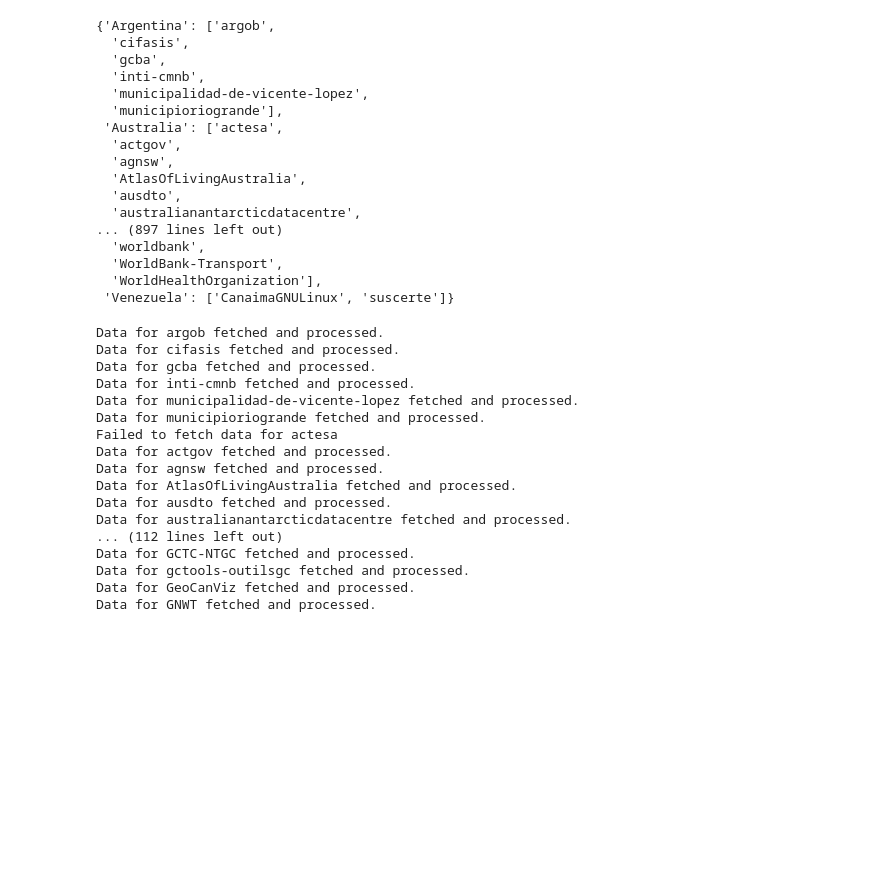
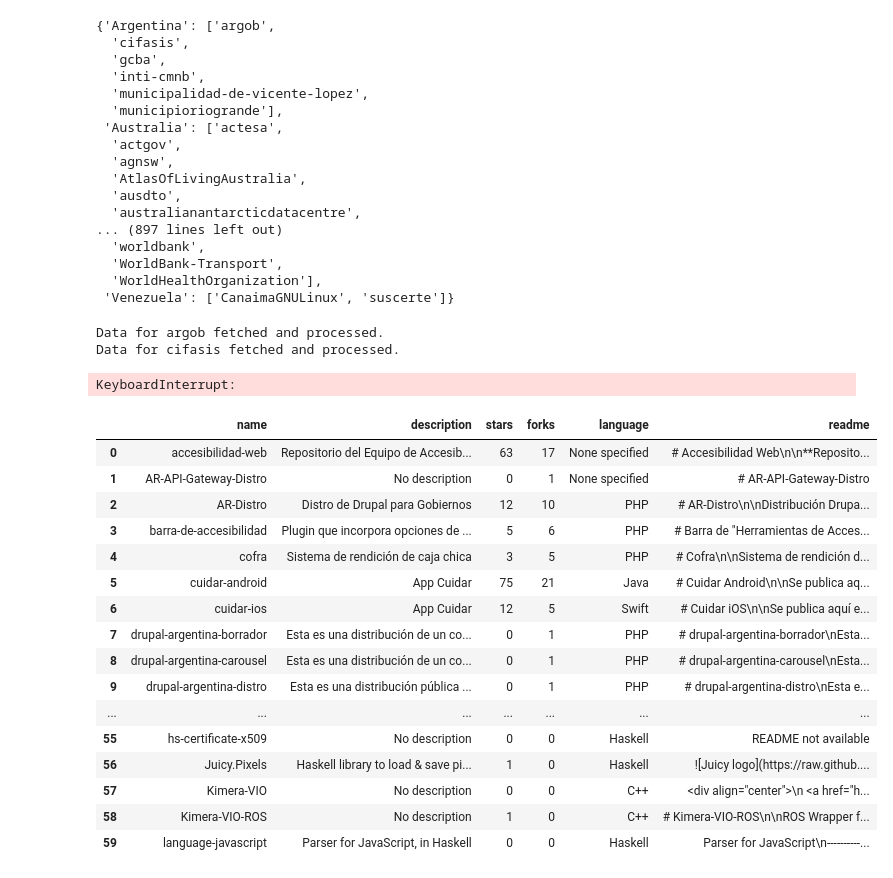
Before and after one commit to lexicond/gov_tech_aggregator, a Jupyter notebook: test_nb.ipynb, the cells around one changed output. Saved outputs shown, nothing was run; the diff lists cells and outputs as text; code cells hidden in the pictures; blank space fills up the shorter version.

```diff
--- a/test_nb.ipynb
+++ b/test_nb.ipynb
@@ -25,6 +25,7 @@ def fetch_repository_details(username, token):
                 'name': repo['name'],
                 'description': repo['description'] or "No description",
                 'stars': repo['stargazers_count'],
+                'forks': repo['forks'],
                 'language': repo['language'] or "None specified"
             }
             # Fetch the README file
@@ -83,6 +84,7 @@ accounts
  'Venezuela': ['CanaimaGNULinux', 'suscerte']}
 # %%
 import pandas as pd
+
 
 all_repos = []
 if accounts:
@@ -109,18 +111,25 @@ else:
 # %% [output]
 Data for argob fetched and processed.
 Data for cifasis fetched and processed.
-Data for gcba fetched and processed.
-Data for inti-cmnb fetched and processed.
-Data for municipalidad-de-vicente-lopez fetched and processed.
-Data for municipioriogrande fetched and processed.
-Failed to fetch data for actesa
-Data for actgov fetched and processed.
-Data for agnsw fetched and processed.
-Data for AtlasOfLivingAustralia fetched and processed.
-Data for ausdto fetched and processed.
-Data for australianantarcticdatacentre fetched and processed.
-... (112 lines left out)
-Data for GCTC-NTGC fetched and processed.
-Data for gctools-outilsgc fetched and processed.
-Data for GeoCanViz fetched and processed.
-Data for GNWT fetched and processed.
+KeyboardInterrupt:
+# %%
+repos_df = pd.DataFrame(all_repos)
+repos_df
+# %% [output]
+|  | name | description | stars | forks | language | readme |
+| 0 | accesibilidad-web | Repositorio del Equipo de Accesib... | 63 | 17 | None specified | # Accesibilidad Web\n\n**Reposito... |
+| 1 | AR-API-Gateway-Distro | No description | 0 | 1 | None specified | # AR-API-Gateway-Distro |
+| 2 | AR-Distro | Distro de Drupal para Gobiernos | 12 | 10 | PHP | # AR-Distro\n\nDistribución Drupa... |
+| 3 | barra-de-accesibilidad | Plugin que incorpora opciones de ... | 5 | 6 | PHP | # Barra de "Herramientas de Acces... |
+| 4 | cofra | Sistema de rendición de caja chica | 3 | 5 | PHP | # Cofra\n\nSistema de rendición d... |
+| 5 | cuidar-android | App Cuidar | 75 | 21 | Java | # Cuidar Android\n\nSe publica aq... |
+| 6 | cuidar-ios | App Cuidar | 12 | 5 | Swift | # Cuidar iOS\n\nSe publica aquí e... |
+| 7 | drupal-argentina-borrador | Esta es una distribución de un co... | 0 | 1 | PHP | # drupal-argentina-borrador\nEsta... |
+| 8 | drupal-argentina-carousel | Esta es una distribución de un co... | 0 | 1 | PHP | # drupal-argentina-carousel\nEsta... |
+| 9 | drupal-argentina-distro | Esta es una distribución pública ... | 0 | 1 | PHP | # drupal-argentina-distro\nEsta e... |
+| ... | ... | ... | ... | ... | ... | ... |
+| 55 | hs-certificate-x509 | No description | 0 | 0 | Haskell | README not available |
+| 56 | Juicy.Pixels | Haskell library to load & save pi... | 1 | 0 | Haskell | ![Juicy logo](https://raw.github.... |
+| 57 | Kimera-VIO | No description | 0 | 0 | C++ | <div align="center">\n <a href="h... |
+| 58 | Kimera-VIO-ROS | No description | 1 | 0 | C++ | # Kimera-VIO-ROS\n\nROS Wrapper f... |
+| 59 | language-javascript | Parser for JavaScript, in Haskell | 0 | 0 | Haskell | Parser for JavaScript\n----------... |
```
Also changed, not shown: parts of 2 cells of this notebook, 2 other files.
